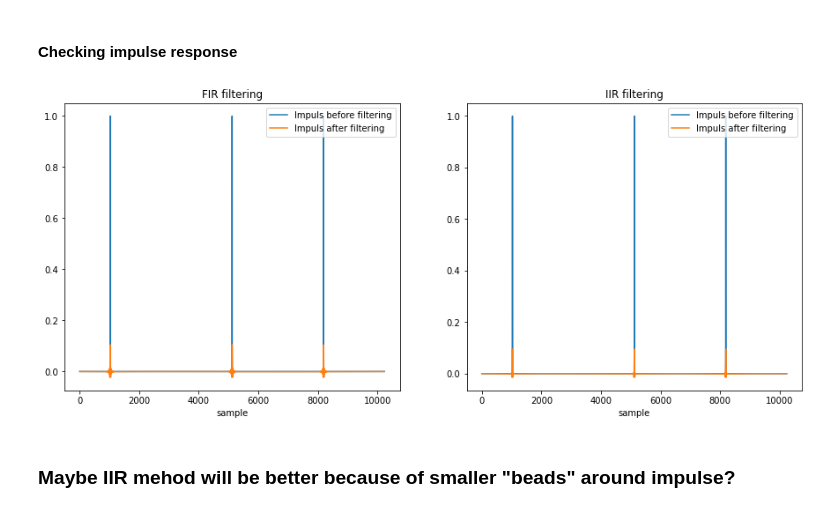
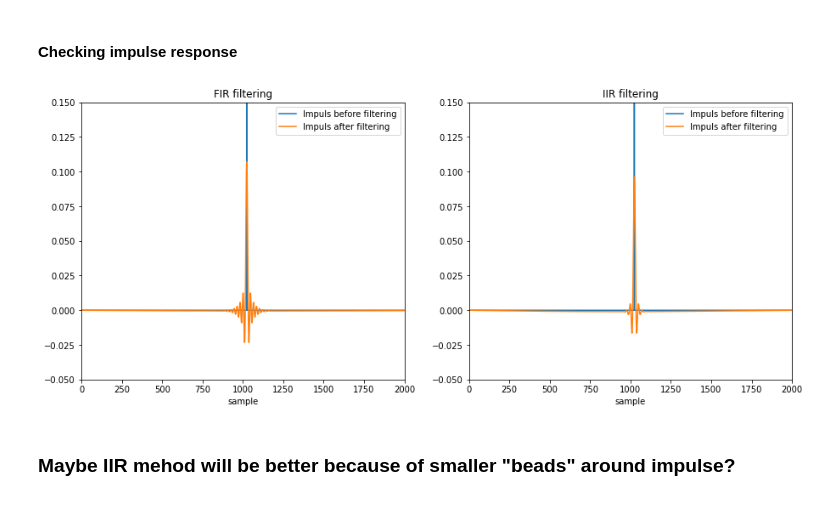
Before and after one commit to Przepioreczka/licencjat, a Jupyter notebook: Checking_preprocessing.ipynb, the cells around one changed output. Drawn from its saved outputs; the diff is of its cells as text; code cells hidden in the pictures.

```diff
--- a/Checking_preprocessing.ipynb
+++ b/Checking_preprocessing.ipynb
@@ -120,38 +112,43 @@ plt.show()
 # %% [markdown]
 #### Checking impulse response
 # %%
+mne.set_log_level(verbose='CRITICAL')
 '''FIR method'''
 impulse = np.zeros(10*Fs)
 impulse[1*Fs] = 1
 impulse[5*Fs] = 1
 impulse[8*Fs] = 1
-filt_imp = mne.filter.filter_data(impulse,Fs,0.5,48) #default is fir method
+filt_imp = mne.filter.filter_data(impulse,Fs,0.5,49) #default is fir method
 
 plt.figure(figsize = (15,6))
 
 plt.subplot(1,2,1)
+plt.xlim(0,2000)
+plt.ylim(-0.05,0.15)
 plt.plot(impulse, label = 'Impuls before filtering')
 plt.plot(filt_imp, label = 'Impuls after filtering')
 plt.xlabel('sample')
 plt.title('FIR filtering')
 plt.legend(loc = 'upper right')
 
 '''IIR method'''
 impulse = np.zeros(10*Fs)
 impulse[1*Fs] = 1
 impulse[5*Fs] = 1
 impulse[8*Fs] = 1
-filt_imp = mne.filter.filter_data(impulse,Fs,0.5,48,method='iir')
+filt_imp = mne.filter.filter_data(impulse,Fs,0.5,49,method='iir',iir_params=dict(order=5, ftype='butter'))
 
 plt.subplot(1,2,2)
+plt.xlim(0,2000)
+plt.ylim(-0.05,0.15)
 plt.plot(impulse, label = 'Impuls before filtering')
 plt.plot(filt_imp, label = 'Impuls after filtering')
 plt.title('IIR filtering')
 plt.xlabel('sample')
 plt.legend(loc = 'upper right')
 plt.show()
 # %% [output]
-[figure, old version]
+[figure, new version]
 # %% [markdown]
 ### Maybe IIR mehod will be better because of smaller "beads" around impulse?
 # %% [markdown]
```
Also changed, not shown: parts of 21 cells of this notebook, 2 other files.
